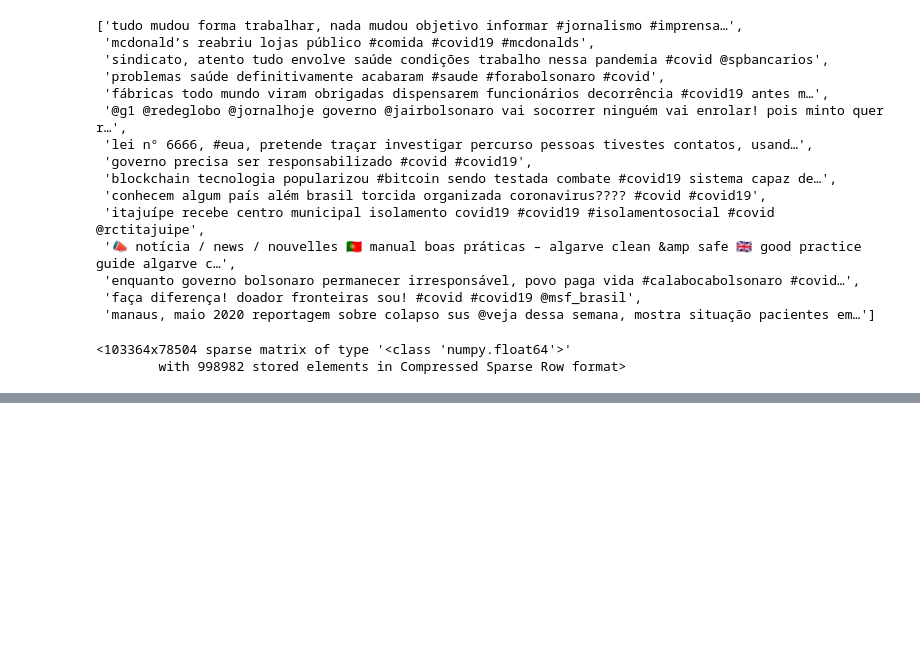
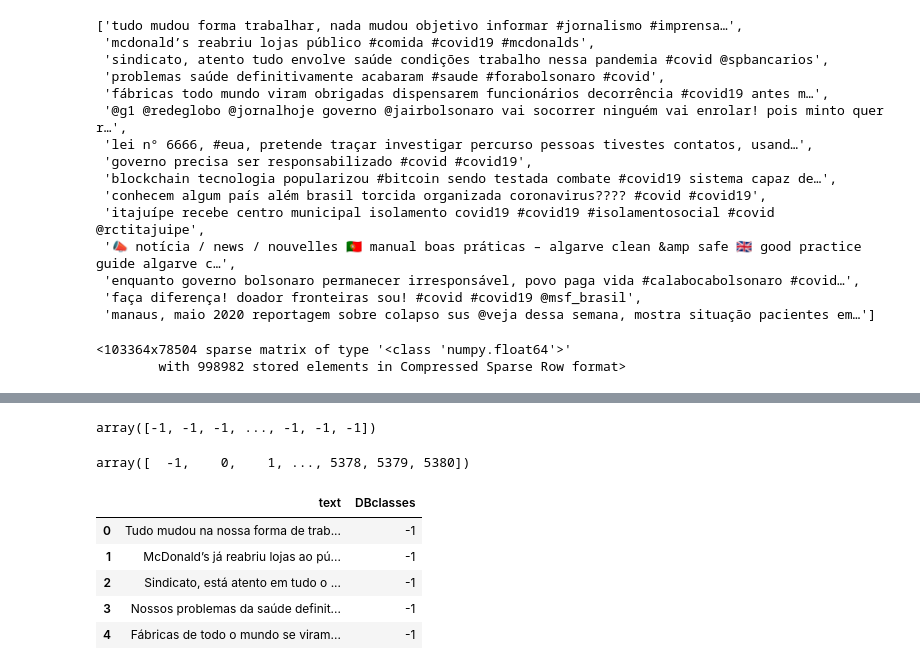
Before and after one commit to italolima04/monitoria-probabilidade-estatistica, a Jupyter notebook: Pesquisa-PID/Implementação-Algoritmos/Apresentação_PID_Implementação.ipynb, the cells around one changed output, grey strips where cells are left out. Drawn from its saved outputs; the diff is of its cells as text; code cells hidden in the pictures; blank space fills up the shorter version.

```diff
--- a/Pesquisa-PID/Implementação-Algoritmos/Apresentação_PID_Implementação.ipynb
+++ b/Pesquisa-PID/Implementação-Algoritmos/Apresentação_PID_Implementação.ipynb
@@ -473,0 +431,2 @@ Cluster 1:
+# %%
+X = vectorizer.fit_transform(X)
@@ -473,0 +441,28 @@ Cluster 1:
+# %%
+#Criando instância do algoritmo e treinando o modelo com os dados.
+clustering = DBSCAN(eps=0.5, min_samples=2).fit(X)
+# %%
+#Verificando os labels originados.
+clustering.labels_
+# %% [output]
+array([-1, -1, -1, ..., -1, -1, -1])
+# %%
+data['DBclasses'] = clustering.labels_
+# %%
+#Visualizando tipos únicos para a coluna.
+data['DBclasses'].unique()
+# %% [output]
+array([  -1,    0,    1, ..., 5378, 5379, 5380])
+# %%
+#Criando novo Data Frame com as colunas de interesse para visualização. O contéudo do Tweet (text) e o respectivo agrupamento.
+df_2 = data [['text', 'DBclasses']]
+# %%
+#Visualizando as 5 primeiras linhas do Data Frame.
+df_2.head()
+# %% [output]
+|  | text | DBclasses |
+| 0 | Tudo mudou na nossa forma de trab... | -1 |
+| 1 | McDonald’s já reabriu lojas ao pú... | -1 |
+| 2 | Sindicato, está atento em tudo o ... | -1 |
+| 3 | Nossos problemas da saúde definit... | -1 |
+| 4 | Fábricas de todo o mundo se viram... | -1 |
```
Also changed, not shown: parts of 93 cells of this notebook.
